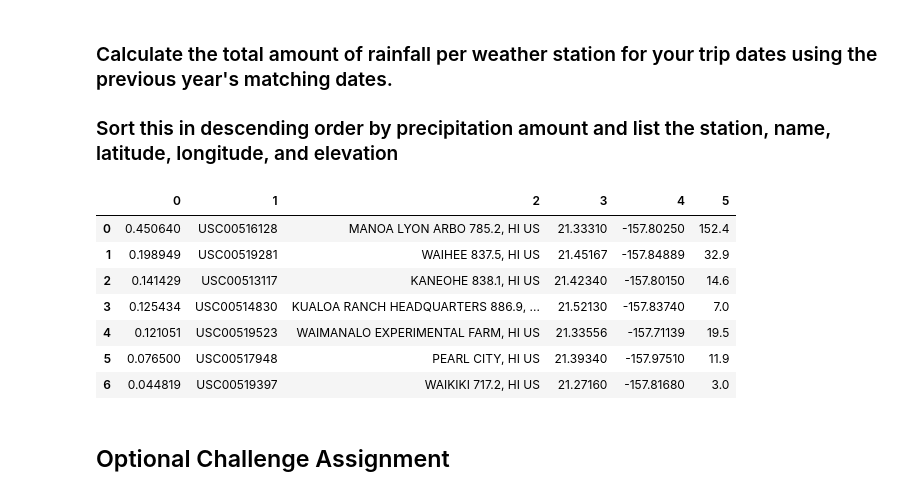
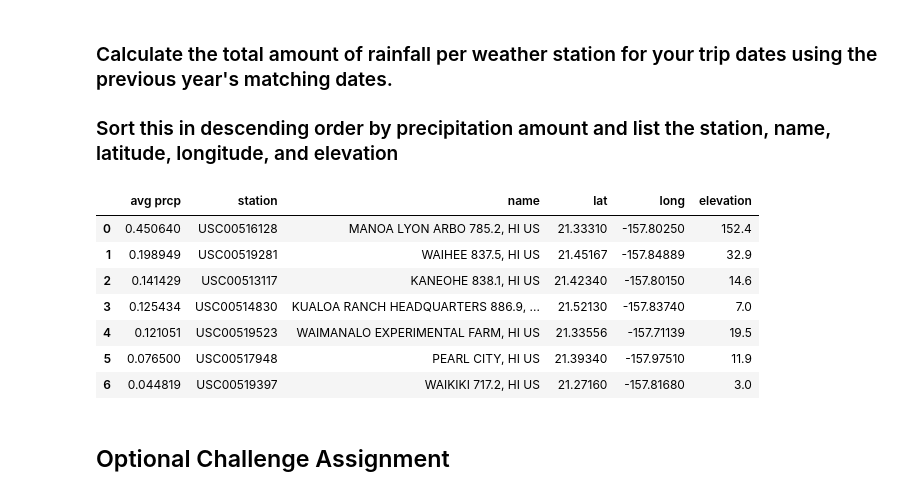
Before and after one commit to jmitterh/sqlalchemy-challenge, a Jupyter notebook: climate_starter.ipynb, the cells around one changed output. Drawn from its saved outputs; the diff is of its cells as text; code cells hidden in the pictures.

```diff
--- a/climate_starter.ipynb
+++ b/climate_starter.ipynb
@@ -248,20 +285,21 @@ Text(0, 0.5, 'Average Temp')
 # %%
 query = '''
 SELECT AVG(prcp), m.station, name, latitude, longitude, elevation
 FROM measurement AS m
 LEFT JOIN station AS s
 ON m.station = s.station
 WHERE date >= "2016-08-23"
 GROUP BY m.station
 ORDER BY AVG(prcp) DESC
 '''
 prcptrip_query = engine.execute(query).fetchall()
 prcptrip_query
 
 prcptrip_df = pd.DataFrame(prcptrip_query)
+prcptrip_df = prcptrip_df.rename(columns={0: "avg prcp", 1: "station", 2: "name",3:"lat",4:"long",5:"elevation"})
 prcptrip_df
 # %% [output]
-|  | 0 | 1 | 2 | 3 | 4 | 5 |
+|  | avg prcp | station | name | lat | long | elevation |
 | 0 | 0.450640 | USC00516128 | MANOA LYON ARBO 785.2, HI US | 21.33310 | -157.80250 | 152.4 |
 | 1 | 0.198949 | USC00519281 | WAIHEE 837.5, HI US | 21.45167 | -157.84889 | 32.9 |
 | 2 | 0.141429 | USC00513117 | KANEOHE 838.1, HI US | 21.42340 | -157.80150 | 14.6 |
```
Also changed, not shown: parts of 11 cells of this notebook.
